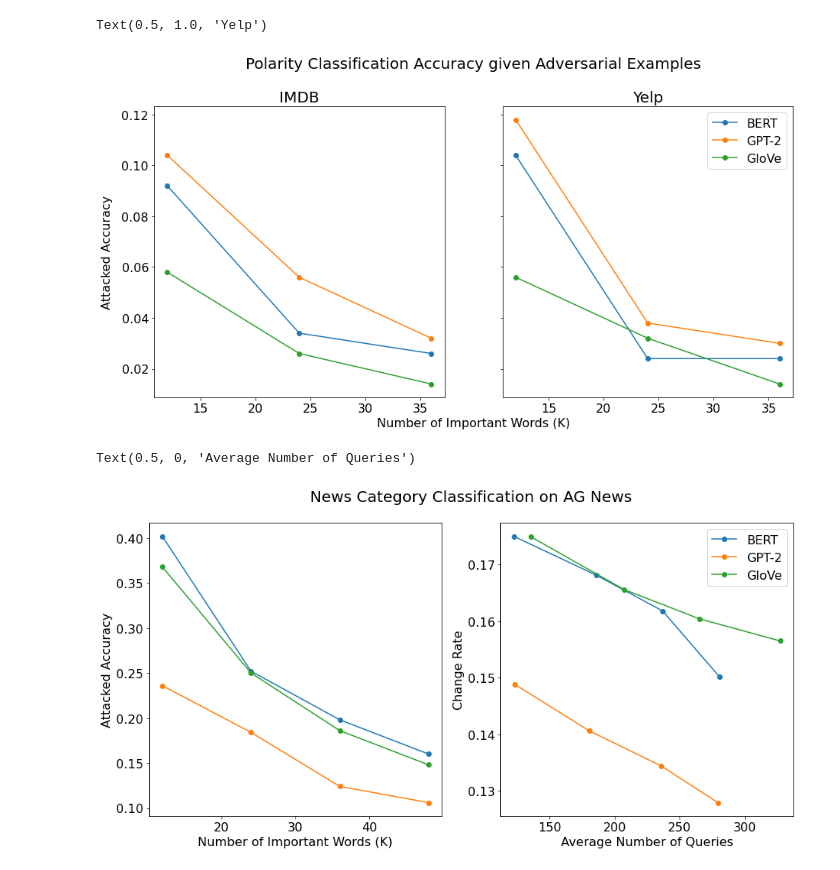
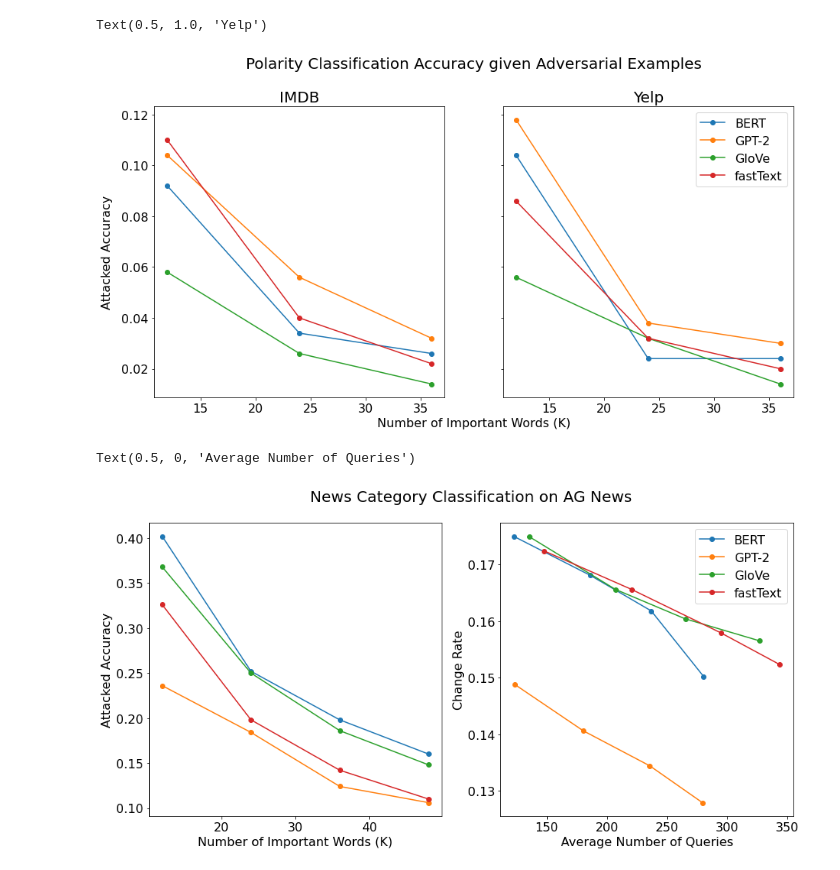
Before and after one commit to hannaxu/COS484-project, a Jupyter notebook: graphs.ipynb, the cells around one changed output. Drawn from its saved outputs; the diff is of its cells as text; code cells hidden in the pictures.

Commit message:
add fasttext to graphs

```diff
--- a/graphs.ipynb
+++ b/graphs.ipynb
@@ -2,23 +2,26 @@
 from matplotlib import pyplot as plt
 # %%
 k = [12, 24, 36]
-model = ["BERT", "GPT-2", "GloVe"]
+model = ["BERT", "GPT-2", "GloVe", "fastText"]
 dataset = ["IMDB, Yelp, AG News"]
 y1 = [
      [0.092, 0.034, 0.026],
      [0.104, 0.056, 0.032],
-     [0.058, 0.026, 0.014]
+     [0.058, 0.026, 0.014],
+     [0.11, 0.04, 0.022]
 ]
 y2 = [
-      [0.104, 0.024, 0.024],
-      [0.118, 0.038, 0.03],
-      [0.056, 0.032, 0.014]
+    [0.104, 0.024, 0.024],
+    [0.118, 0.038, 0.03],
+    [0.056, 0.032, 0.014],
+    [0.086, 0.032, 0.02]
 ]
 k3 = [12, 24, 36, 48]
 y3 = [
     [0.402, 0.252, 0.198, 0.16],
     [0.236, 0.184, 0.124, 0.106],
-    [0.368, 0.25, 0.186, 0.148]
+    [0.368, 0.25, 0.186, 0.148],
+    [0.326, 0.198, 0.142, 0.11]
 ]
 # %%
 plt.rc('axes', titlesize=20)
@@ -43,37 +46,39 @@ ax1.set_title("IMDB")
 ax2.set_title("Yelp")
 # %% [output]
 Text(0.5, 1.0, 'Yelp')
-[figure, old version]
+[figure, new version]
 # %%
 f, (ax1, ax2) = plt.subplots(1, 2, figsize=(15,7))
 for y in y3:
   ax1.plot(k3, y, "-o")
 query = [
   [122.3278,186.008,236.8229,280.3905],
   [123.2304,180.2623,235.6324,279.3311],
-  [135.557,207.0667,265.1007,327.0704]
+  [135.557,207.0667,265.1007,327.0704],
+  [147.8101, 220.4788, 294.9277, 343.7955]
 ]
 rate = [
   [0.175, 0.1681, 0.1618, 0.1502],
   [0.1488, 0.1406, 0.1344, 0.1279],
-  [0.1749, 0.1656, 0.1604, 0.1565]
+  [0.1749, 0.1656, 0.1604, 0.1565],
+  [0.1724, 0.1656, 0.1579, 0.1523]
 ]
-for i in range(3):
+for i in range(len(model)):
   ax2.plot(query[i], rate[i], "-o")
 
 f.add_subplot(111, frameon=False)
 # hide tick and tick label of the big axis
 plt.tick_params(labelcolor='none', which='both', top=False, bottom=False, left=False, right=False)
 plt.title("News Category Classification on AG News\n")
 
 ax1.set_xlabel("Number of Important Words (K)")
 ax1.set_ylabel("Attacked Accuracy")
 ax2.legend(model)
 ax2.set_ylabel("Change Rate")
 ax2.set_xlabel("Average Number of Queries")
 # %% [output]
 Text(0.5, 0, 'Average Number of Queries')
-[figure, old version]
+[figure, new version]
 # %%
 q1 = [
   [424.163,484.9524,545.4209],
```
Also changed, not shown: parts of 1 cell of this notebook, 1 other file.
